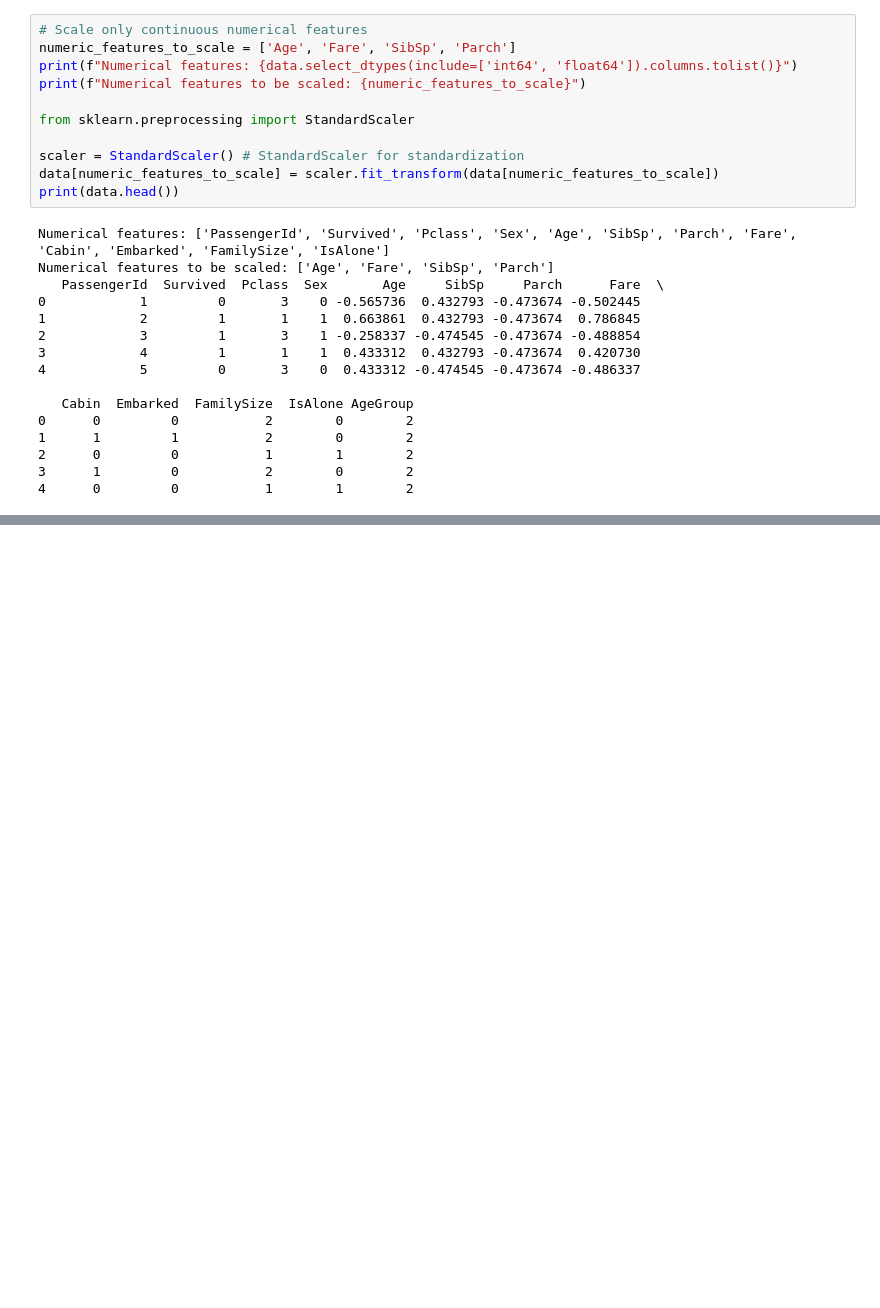
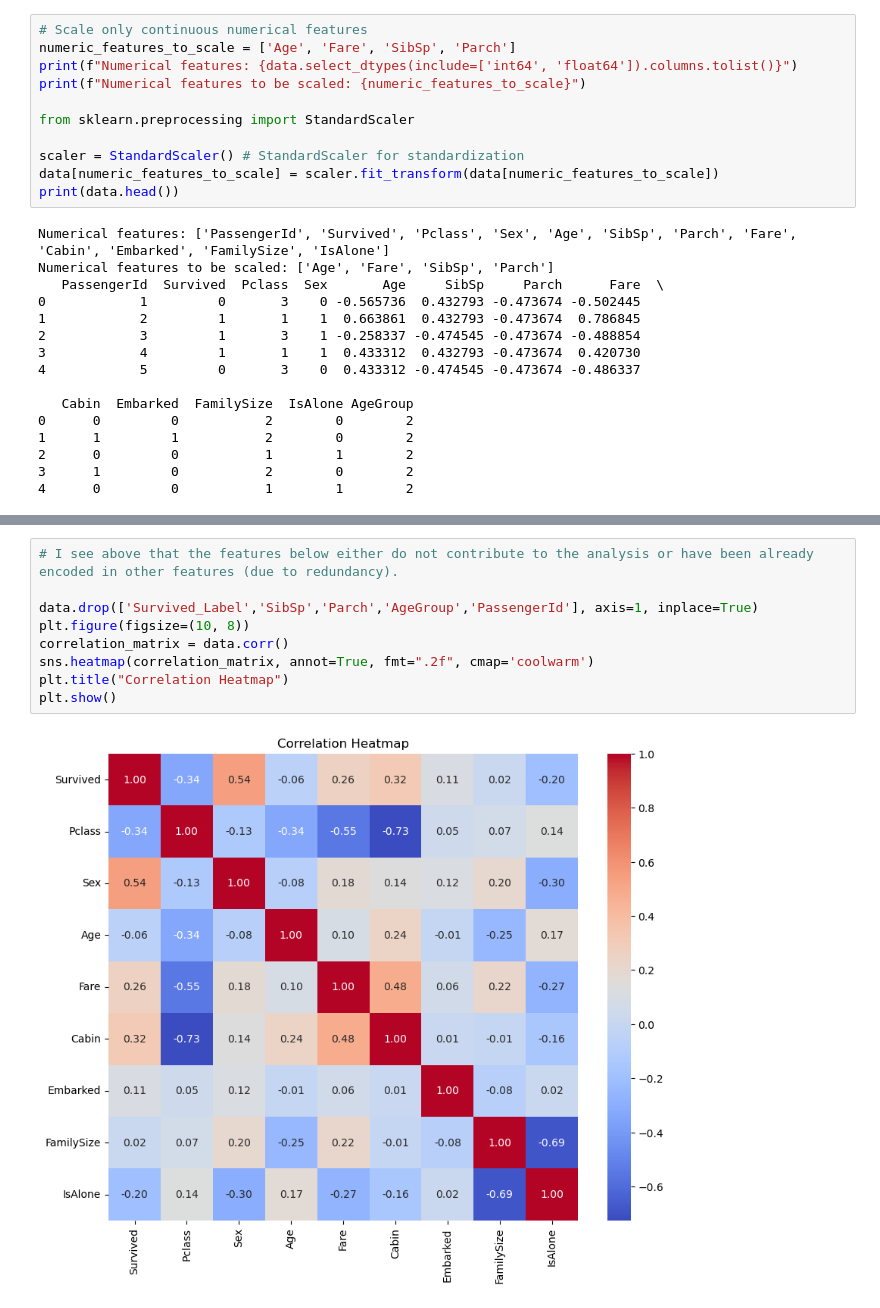
Before and after one commit to Manouso/mini-projects, a Jupyter notebook: data-preprocessing/data_preprocessing.ipynb, the cells around one changed output, grey strips where cells are left out. Cells and saved outputs as stored; diff of their text form; blank space fills up the shorter version.

```diff
--- a/data-preprocessing/data_preprocessing.ipynb
+++ b/data-preprocessing/data_preprocessing.ipynb
@@ -135,0 +158,11 @@ Numerical features to be scaled: ['Age', 'Fare', 'SibSp', 'Parch']
+# %%
+# I see above that the features below either do not contribute to the analysis or have been already encoded in other features (due to redundancy).
+
+data.drop(['Survived_Label','SibSp','Parch','AgeGroup','PassengerId'], axis=1, inplace=True)
+plt.figure(figsize=(10, 8))
+correlation_matrix = data.corr()
+sns.heatmap(correlation_matrix, annot=True, fmt=".2f", cmap='coolwarm')
+plt.title("Correlation Heatmap")
+plt.show()
+# %% [output]
+[figure, added]
```
Also changed, not shown: parts of 5 cells of this notebook, 2 other files.
